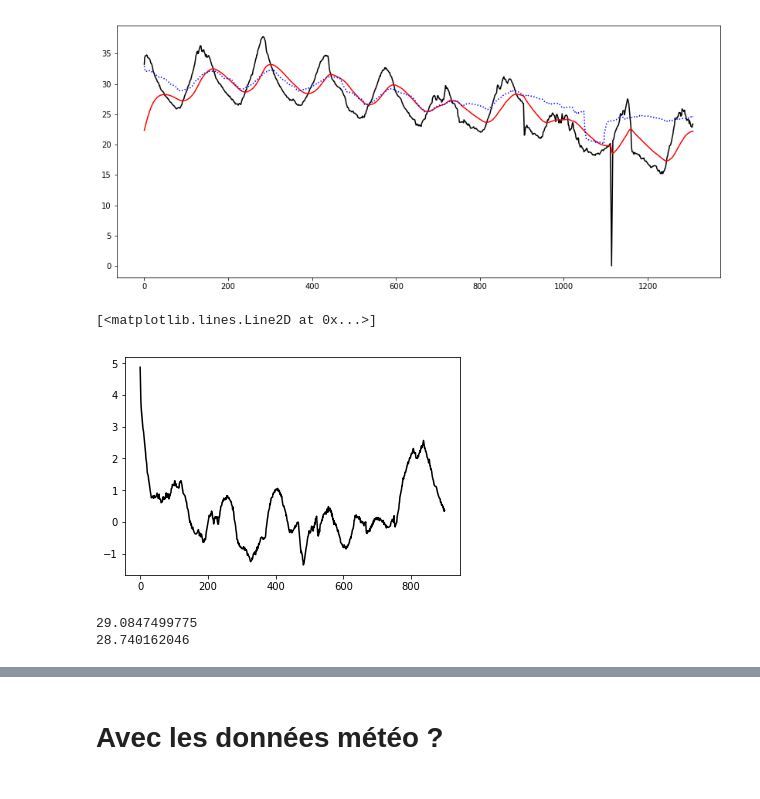
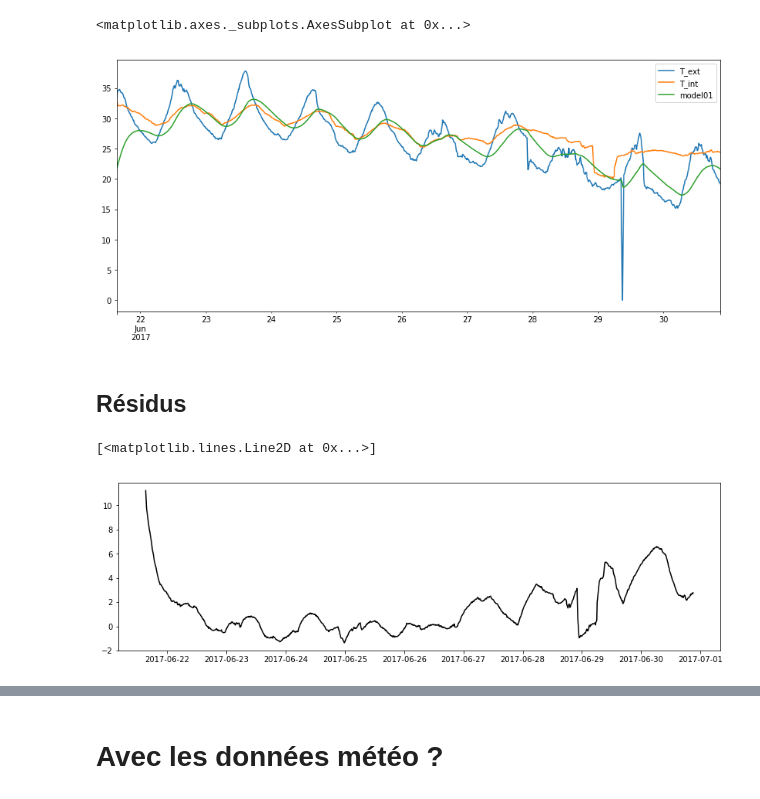
Before and after one commit to xdze2/thermique_appart, a Jupyter notebook: Model01.ipynb, the cells around one changed output, grey strips where cells are left out. Cells and saved outputs as stored; diff of their text form; code cells hidden in the pictures.

Commit message:
clean model01

```diff
--- a/Model01.ipynb
+++ b/Model01.ipynb
@@ -11,0 +34,16 @@ import datetime as dt
+# %%
+def model01_apply( beta,  T_ext, sample_freq=600 ):
+    """ T_ext : np_array
+        sample_freq : duré entre les points, en seconde
+    """
+    # TF (reel)
+    TF_ext = np.fft.rfft( T_ext  )
+    freq = np.fft.rfftfreq( T_ext.size, d=sample_freq)
+
+    # modele
+    TF_theo = beta/( beta + 2j*np.pi*freq )*TF_ext
+
+    # TF inverse
+    T_theo = np.fft.irfft( TF_theo , n=T_ext.size )
+
+    return T_theo
@@ -24,4 +91,5 @@ df.plot( figsize=(14, 6) );
 # %%
 # To array :
+df = df.resample('10min').interpolate()
 T_ext = df['T_ext'].as_matrix().flatten()
 T_int = df['T_int'].as_matrix().flatten()
@@ -46,16 +95,0 @@ $$
-# %%
-def model01_apply( beta,  T_ext ):
-
-    # TF (reel)
-    TF_ext = np.fft.rfft( T_ext  )
-    freq = np.fft.rfftfreq( T_ext.size, d=1)
-
-    freq = freq/( 10*60 )  # resample freq
-
-    # modele
-    TF_theo = beta/( beta + 2j*np.pi*freq )*TF_ext
-
-    # TF inverse
-    T_theo = np.fft.irfft( TF_theo , n=T_ext.size )
-
-    return T_theo
@@ -84,2 +95,0 @@ def model01_fit( T_int, T_ext ):
-# %%
-errorfit( 2.6e-5, T_int, T_ext  )
@@ -97,21 +111,18 @@ Optimization terminated successfully.
 # %%
 beta = best_beta  # 2.33e-05
 T_theo = model01_apply( beta, T_ext )
 
-plt.figure( figsize=(14, 6) )
-plt.plot(T_ext, 'k')
-plt.plot(T_theo, 'r')
-plt.plot(T_int, ':b');
+df['model01'] = T_theo
+
+df.plot( figsize=(14, 6)  )
 # %% [output]
+<matplotlib.axes._subplots.AxesSubplot at 0x...>
-[figure, old version]
+[figure, new version]
+# %% [markdown]
+## Résidus
 # %%
-plt.plot(T_int-T_theo, 'k')
+plt.figure( figsize=(14, 4) )
+plt.plot_date( df.index,  T_int-T_theo, 'k')
 # %% [output]
 [<matplotlib.lines.Line2D at 0x...>]
-[figure, old version]
+[figure, new version]
-# %%
-print( T_int.mean() )
-print( T_ext.mean() )
-# %% [output]
-29.0847499775
-28.740162046
```
Also changed, not shown: parts of 27 cells of this notebook.
